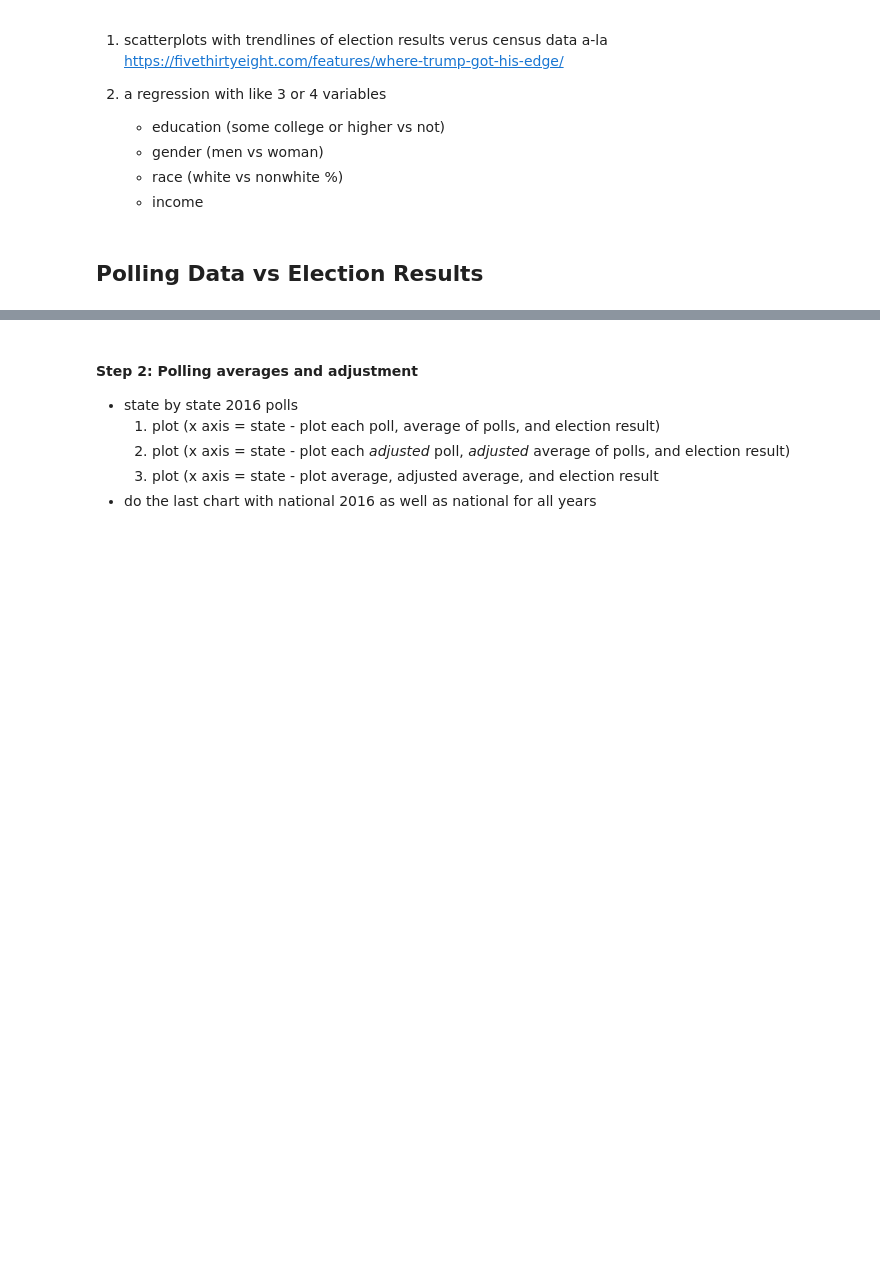
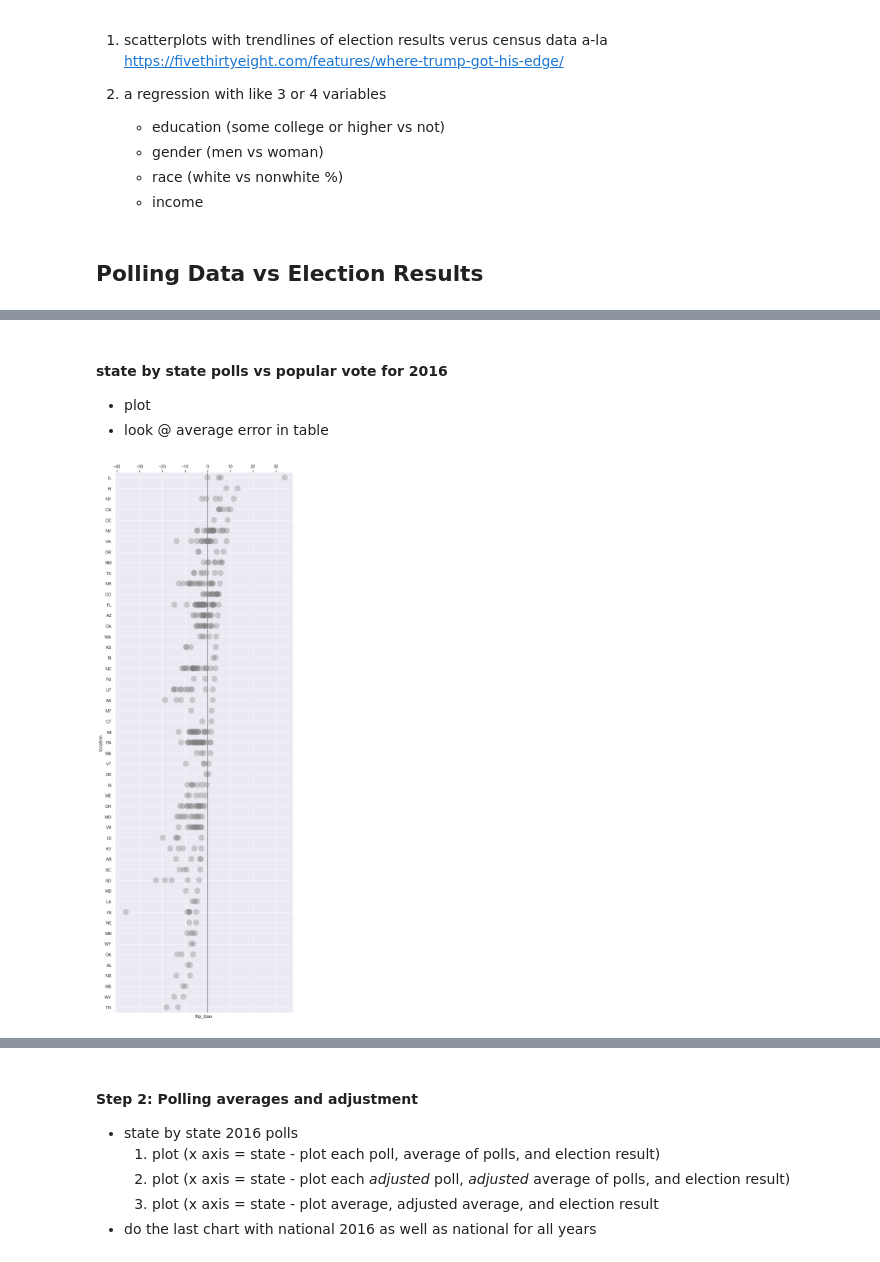
Before and after one commit to dmil/wrangler-polls, a Jupyter notebook: polling-analysis.ipynb, the cells around one changed output, grey strips where cells are left out. Drawn from its saved outputs; the diff is of its cells as text; code cells hidden in the pictures; blank space fills up the shorter version.

```diff
--- a/polling-analysis.ipynb
+++ b/polling-analysis.ipynb
@@ -105,0 +139,16 @@ https://fivethirtyeight.com/features/where-trump-got-his-edge/
+# %% [markdown]
+#### state by state polls vs popular vote for 2016
+
+- plot
+- look @ average error in table
+# %%
+fig, ax = plt.subplots(figsize=(8,25))
+sns.stripplot(data=pres_polls_by_state[pres_polls_by_state.year == 2016].sort_values(by='flip_bias', ascending=False),
+                   x='flip_bias', y='location', orient='h', size=15,
+                   jitter=False, alpha=.35, color='grey', ax=ax,)
+plt.axvline(x=0, color='black', linewidth=0.8)
+ax.xaxis.grid(True)
+ax.yaxis.grid(True)
+ax.xaxis.tick_top()
+# %% [output]
+[figure, added]
```
Also changed, not shown: parts of 23 cells of this notebook.
